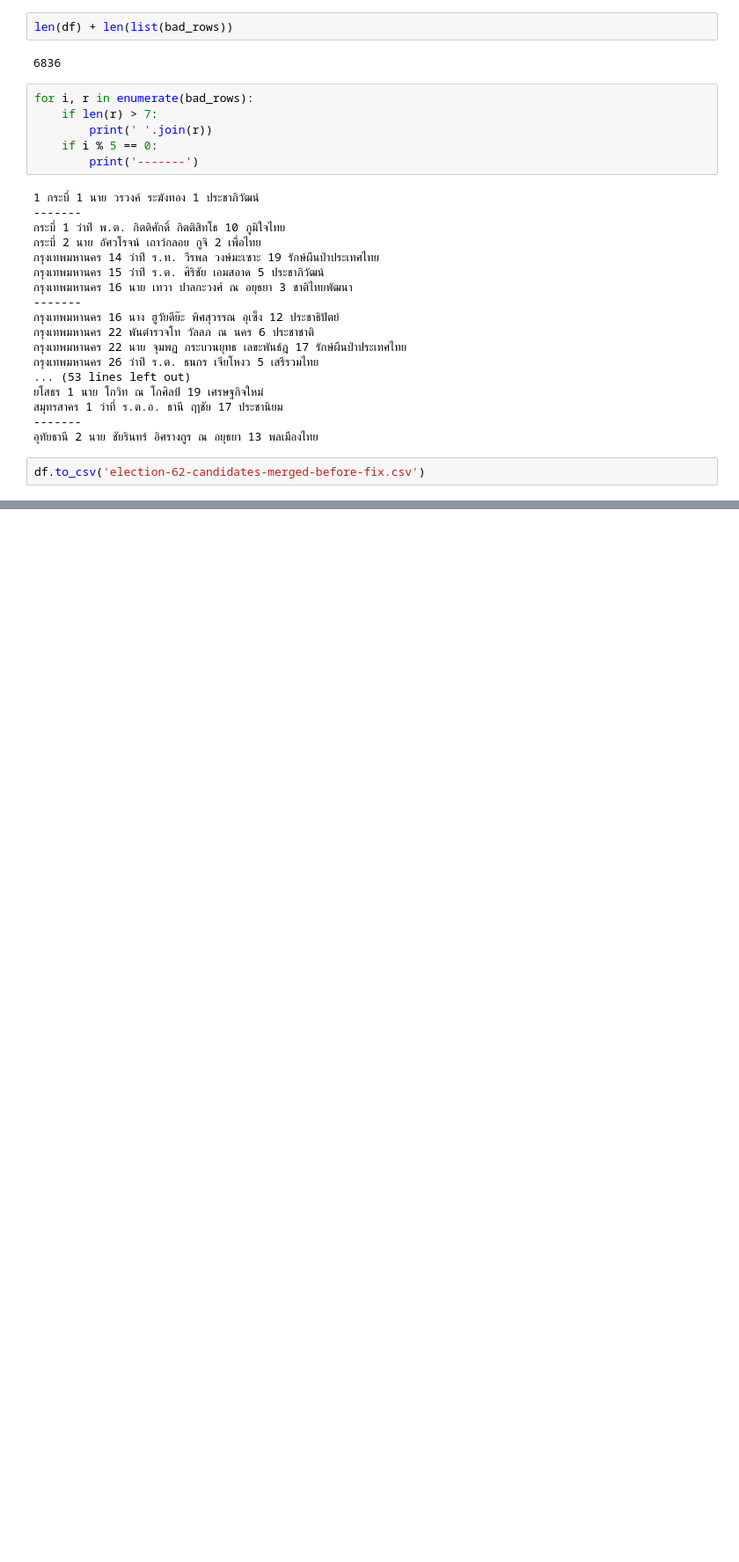
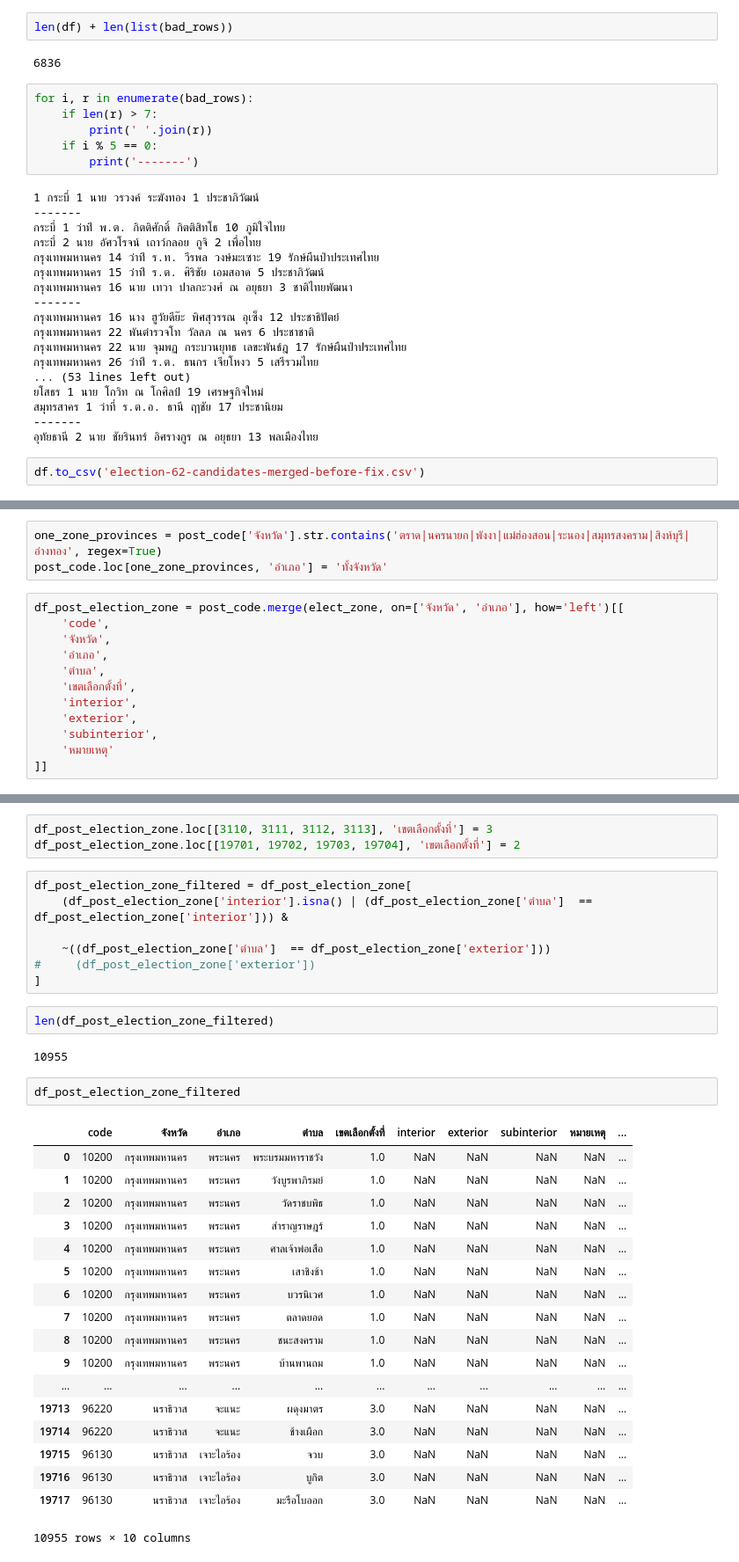
Before and after one commit to electinth/dataset-election-62-candidates, a Jupyter notebook: dev.ipynb, the cells around one changed output, grey strips where cells are left out. Shown at 88% size. Cells and saved outputs as stored; diff of their text form; blank space fills up the shorter version.

```diff
--- a/dev.ipynb
+++ b/dev.ipynb
@@ -57,0 +149,15 @@ df.to_csv('election-62-candidates-merged-before-fix.csv')
+# %%
+one_zone_provinces = post_code['จังหวัด'].str.contains('ตราด|นครนายก|พังงา|แม่ฮ่องสอน|ระนอง|สมุทรสงคราม|สิงห์บุรี|อ่างทอง', regex=True)
+post_code.loc[one_zone_provinces, 'อำเภอ'] = 'ทั้งจังหวัด'
+# %%
+df_post_election_zone = post_code.merge(elect_zone, on=['จังหวัด', 'อำเภอ'], how='left')[[
+    'code',
+    'จังหวัด',
+    'อำเภอ',
+    'ตำบล',
+    'เขตเลือกตั้งที่',
+    'interior',
+    'exterior',
+    'subinterior',
+    'หมายเหตุ'
+]]
@@ -57,0 +174,35 @@ df.to_csv('election-62-candidates-merged-before-fix.csv')
+# %%
+df_post_election_zone.loc[[3110, 3111, 3112, 3113], 'เขตเลือกตั้งที่'] = 3
+df_post_election_zone.loc[[19701, 19702, 19703, 19704], 'เขตเลือกตั้งที่'] = 2
+# %%
+df_post_election_zone_filtered = df_post_election_zone[
+    (df_post_election_zone['interior'].isna() | (df_post_election_zone['ตำบล']  == df_post_election_zone['interior'])) &
+
+    ~((df_post_election_zone['ตำบล']  == df_post_election_zone['exterior']))
+#     (df_post_election_zone['exterior'])
+]
+# %%
+len(df_post_election_zone_filtered)
+# %% [output]
+10955
+# %%
+df_post_election_zone_filtered
+# %% [output]
+|  | code | จังหวัด | อำเภอ | ตำบล | เขตเลือกตั้งที่ | interior | exterior | subinterior | หมายเหตุ | ... |
+| 0 | 10200 | กรุงเทพมหานคร | พระนคร | พระบรมมหาราชวัง | 1.0 | NaN | NaN | NaN | NaN | ... |
+| 1 | 10200 | กรุงเทพมหานคร | พระนคร | วังบูรพาภิรมย์ | 1.0 | NaN | NaN | NaN | NaN | ... |
+| 2 | 10200 | กรุงเทพมหานคร | พระนคร | วัดราชบพิธ | 1.0 | NaN | NaN | NaN | NaN | ... |
+| 3 | 10200 | กรุงเทพมหานคร | พระนคร | สำราญราษฎร์ | 1.0 | NaN | NaN | NaN | NaN | ... |
+| 4 | 10200 | กรุงเทพมหานคร | พระนคร | ศาลเจ้าพ่อเสือ | 1.0 | NaN | NaN | NaN | NaN | ... |
+| 5 | 10200 | กรุงเทพมหานคร | พระนคร | เสาชิงช้า | 1.0 | NaN | NaN | NaN | NaN | ... |
+| 6 | 10200 | กรุงเทพมหานคร | พระนคร | บวรนิเวศ | 1.0 | NaN | NaN | NaN | NaN | ... |
+| 7 | 10200 | กรุงเทพมหานคร | พระนคร | ตลาดยอด | 1.0 | NaN | NaN | NaN | NaN | ... |
+| 8 | 10200 | กรุงเทพมหานคร | พระนคร | ชนะสงคราม | 1.0 | NaN | NaN | NaN | NaN | ... |
+| 9 | 10200 | กรุงเทพมหานคร | พระนคร | บ้านพานถม | 1.0 | NaN | NaN | NaN | NaN | ... |
+| ... | ... | ... | ... | ... | ... | ... | ... | ... | ... | ... |
+| 19713 | 96220 | นราธิวาส | จะแนะ | ผดุงมาตร | 3.0 | NaN | NaN | NaN | NaN | ... |
+| 19714 | 96220 | นราธิวาส | จะแนะ | ช้างเผือก | 3.0 | NaN | NaN | NaN | NaN | ... |
+| 19715 | 96130 | นราธิวาส | เจาะไอร้อง | จวบ | 3.0 | NaN | NaN | NaN | NaN | ... |
+| 19716 | 96130 | นราธิวาส | เจาะไอร้อง | บูกิต | 3.0 | NaN | NaN | NaN | NaN | ... |
+| 19717 | 96130 | นราธิวาส | เจาะไอร้อง | มะรือโบออก | 3.0 | NaN | NaN | NaN | NaN | ... |
+10955 rows × 10 columns
```
Also changed, not shown: parts of 25 cells of this notebook, 4 other files.
